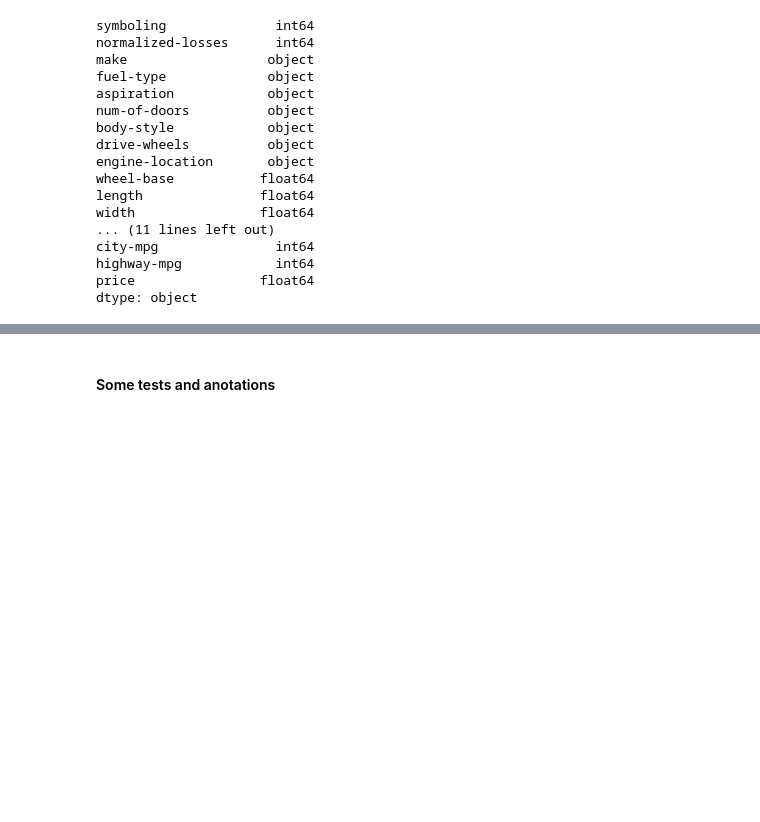
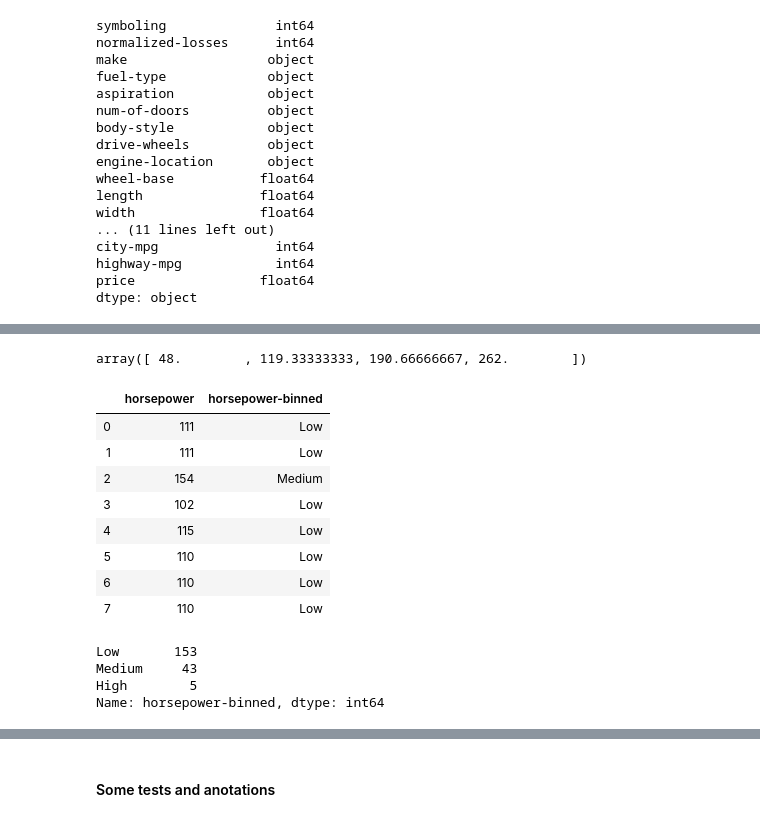
Before and after one commit to hahafael/IBM-s_data_science_course, a Jupyter notebook: wrapping_up_on_the_automobile_dataset.ipynb, the cells around one changed output, grey strips where cells are left out. Cells and saved outputs as stored; diff of their text form; code cells hidden in the pictures; blank space fills up the shorter version.

```diff
--- a/wrapping_up_on_the_automobile_dataset.ipynb
+++ b/wrapping_up_on_the_automobile_dataset.ipynb
@@ -203,0 +279,7 @@ dtype: object
+# %%
+# The plot above shows us 11 different bins. But lets separate the horsepower data into three bins:
+
+bins = np.linspace(min(df["horsepower"]), max(df["horsepower"]), 4) #divide the horsepower range into 4 bins
+bins
+# %% [output]
+array([ 48.        , 119.33333333, 190.66666667, 262.        ])
@@ -203,0 +288,23 @@ dtype: object
+# %%
+# We apply the function "cut" the determine what each value of "df['horsepower']" belongs to.
+
+df['horsepower-binned'] = pd.cut(df['horsepower'], bins, labels=group_names, include_lowest=True )
+df[['horsepower','horsepower-binned']].head(8)
+# %% [output]
+|  | horsepower | horsepower-binned |
+| 0 | 111 | Low |
+| 1 | 111 | Low |
+| 2 | 154 | Medium |
+| 3 | 102 | Low |
+| 4 | 115 | Low |
+| 5 | 110 | Low |
+| 6 | 110 | Low |
+| 7 | 110 | Low |
+# %%
+#Let's the number of vehicles in each bin
+df["horsepower-binned"].value_counts()
+# %% [output]
+Low       153
+Medium     43
+High        5
+Name: horsepower-binned, dtype: int64
```
Also changed, not shown: parts of 23 cells of this notebook.
